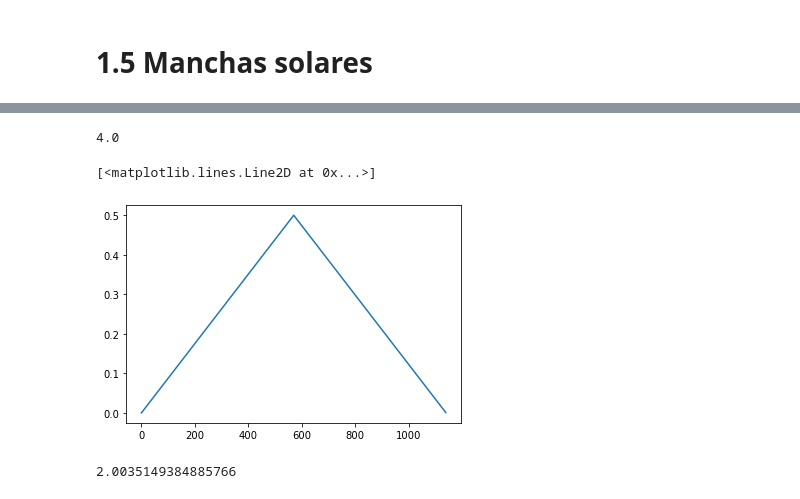
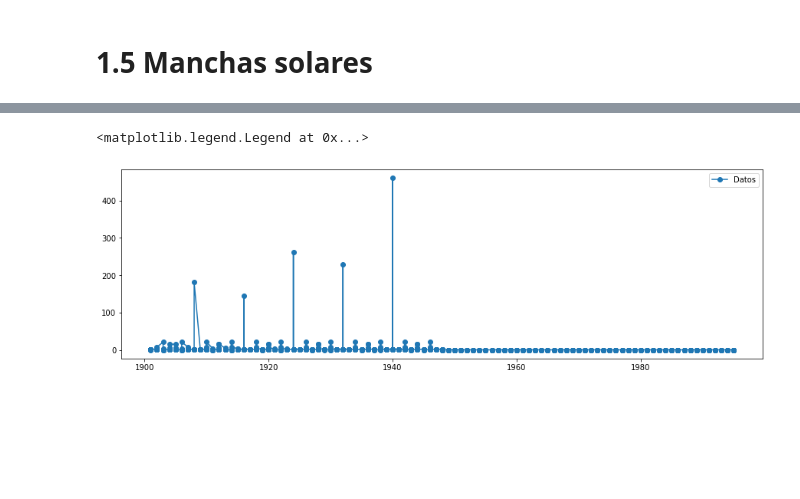
Before and after one commit to juanpablosalas/DanielDoradoJuanPabloSalas, a Jupyter notebook: Semana2_DanielDorado_JuanPabloSalas.ipynb, the cells around one changed output, grey strips where cells are left out. Saved outputs shown, nothing was run; the diff lists cells and outputs as text; code cells hidden in the pictures; blank space fills up the shorter version.

```diff
--- a/Semana2_DanielDorado_JuanPabloSalas.ipynb
+++ b/Semana2_DanielDorado_JuanPabloSalas.ipynb
@@ -121,13 +96,0 @@ freq.size
-# %%
-1/np.mean(np.abs(freq))
-# %% [output]
-4.0
-# %%
-plt.plot(np.abs(freq))
-# %% [output]
-[<matplotlib.lines.Line2D at 0x...>]
-[figure, removed]
-# %%
-1/np.max(freq)
-# %% [output]
-2.0035149384885766
@@ -135,0 +99,9 @@ plt.plot
+# %%
+fig = plt.figure(figsize=(15,10))
+ax = fig.add_subplot(2,1,1)
+ax.plot(t,XMag,marker='o',label='Datos')
+#ax.plot(t,np.real(filtrada),'.-',label='Frcuencia dominante')
+plt.legend(loc=1)
+# %% [output]
+<matplotlib.legend.Legend at 0x...>
+[figure, added]
```
Also changed, not shown: parts of 17 cells of this notebook, 4 other files.
